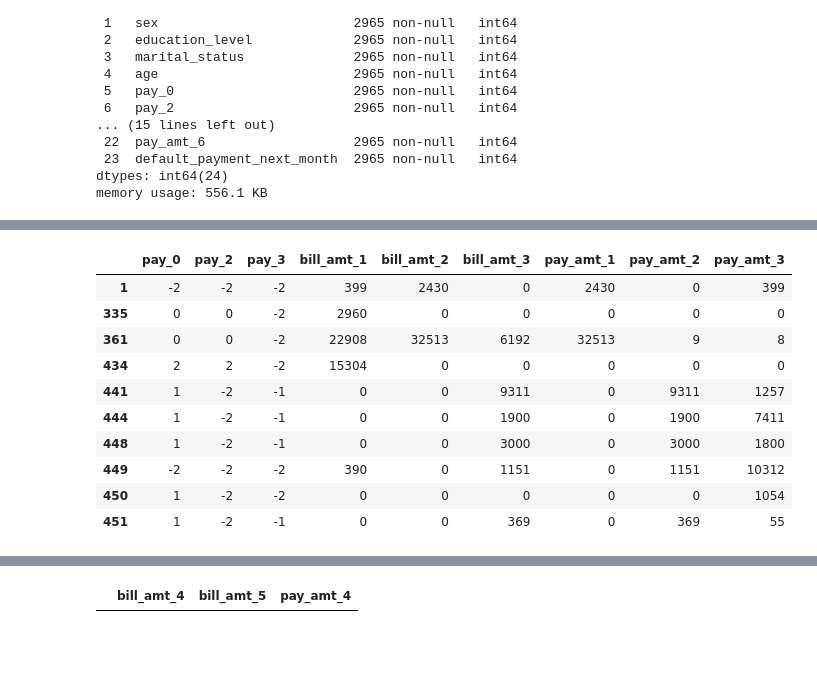
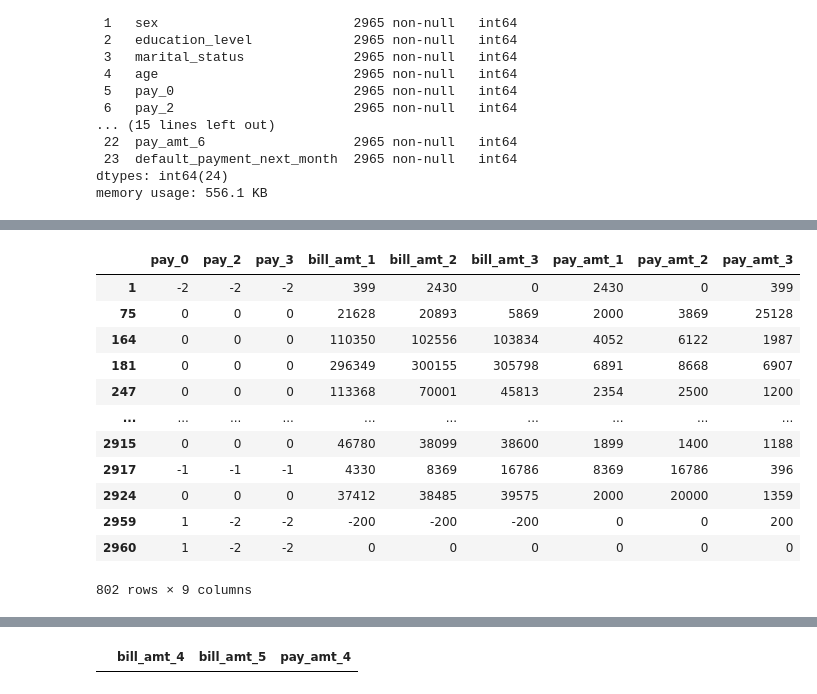
Before and after one commit to jasonrichdarmawan/p1-ml1, a Jupyter notebook: h8dsft_P1M1_jason_rich_darmawan_onggo_putra.ipynb, the cells around one changed output, grey strips where cells are left out. Saved outputs shown, nothing was run; the diff lists cells and outputs as text; code cells hidden in the pictures; blank space fills up the shorter version.

```diff
--- a/h8dsft_P1M1_jason_rich_darmawan_onggo_putra.ipynb
+++ b/h8dsft_P1M1_jason_rich_darmawan_onggo_putra.ipynb
@@ -153,7 +148,8 @@ memory usage: 556.1 KB
 data_set[['sex', 'education_level', 'marital_status']] = \
     data_set[['sex', 'education_level', 'marital_status']].astype('object')
 # %%
-type_pay0_pay6 = pd.api.types.CategoricalDtype(categories=[-2, -1, 0, 1, 2, 3, 4, 5, 6, 7, 8])
+type_pay0_pay6 = pd.api.types.CategoricalDtype(categories=[-2, -1, 0,
+                                                            1,  2, 3, 4, 5, 6, 7, 8, 9])
 
 # change ordinal data dtypes to category
 data_set[['pay_0', 'pay_2', 'pay_3', 'pay_4', 'pay_5', 'pay_6']] = \
@@ -250,19 +266,21 @@ magic sentence: 'bill_amt_6' is paid by 'pay_amt_5' and affected the status 'pay
 # %%
-# is bill_amt_2 paid in pay_amt_1 ?
+# is bill_amt_6 paid in pay_amt_5 ?
 # yes.
-data_set.loc[(data_set['bill_amt_2'] == data_set['pay_amt_1']),
+data_set.loc[(data_set['bill_amt_6'] == data_set['pay_amt_5']),
              ['pay_0', 'pay_2', 'pay_3',
               'bill_amt_1', 'bill_amt_2', 'bill_amt_3',
-              'pay_amt_1', 'pay_amt_2', 'pay_amt_3']][:10]
+              'pay_amt_1', 'pay_amt_2', 'pay_amt_3']]
 # %% [output]
 |  | pay_0 | pay_2 | pay_3 | bill_amt_1 | bill_amt_2 | bill_amt_3 | pay_amt_1 | pay_amt_2 | pay_amt_3 |
 | 1 | -2 | -2 | -2 | 399 | 2430 | 0 | 2430 | 0 | 399 |
-| 335 | 0 | 0 | -2 | 2960 | 0 | 0 | 0 | 0 | 0 |
-| 361 | 0 | 0 | -2 | 22908 | 32513 | 6192 | 32513 | 9 | 8 |
-| 434 | 2 | 2 | -2 | 15304 | 0 | 0 | 0 | 0 | 0 |
-| 441 | 1 | -2 | -1 | 0 | 0 | 9311 | 0 | 9311 | 1257 |
-| 444 | 1 | -2 | -1 | 0 | 0 | 1900 | 0 | 1900 | 7411 |
-| 448 | 1 | -2 | -1 | 0 | 0 | 3000 | 0 | 3000 | 1800 |
-| 449 | -2 | -2 | -2 | 390 | 0 | 1151 | 0 | 1151 | 10312 |
-| 450 | 1 | -2 | -2 | 0 | 0 | 0 | 0 | 0 | 1054 |
-| 451 | 1 | -2 | -1 | 0 | 0 | 369 | 0 | 369 | 55 |
+| 75 | 0 | 0 | 0 | 21628 | 20893 | 5869 | 2000 | 3869 | 25128 |
+| 164 | 0 | 0 | 0 | 110350 | 102556 | 103834 | 4052 | 6122 | 1987 |
+| 181 | 0 | 0 | 0 | 296349 | 300155 | 305798 | 6891 | 8668 | 6907 |
+| 247 | 0 | 0 | 0 | 113368 | 70001 | 45813 | 2354 | 2500 | 1200 |
+| ... | ... | ... | ... | ... | ... | ... | ... | ... | ... |
+| 2915 | 0 | 0 | 0 | 46780 | 38099 | 38600 | 1899 | 1400 | 1188 |
+| 2917 | -1 | -1 | -1 | 4330 | 8369 | 16786 | 8369 | 16786 | 396 |
+| 2924 | 0 | 0 | 0 | 37412 | 38485 | 39575 | 2000 | 20000 | 1359 |
+| 2959 | 1 | -2 | -2 | -200 | -200 | -200 | 0 | 0 | 200 |
+| 2960 | 1 | -2 | -2 | 0 | 0 | 0 | 0 | 0 | 0 |
+802 rows × 9 columns
```
Also changed, not shown: parts of 176 cells of this notebook, 2 other files.
